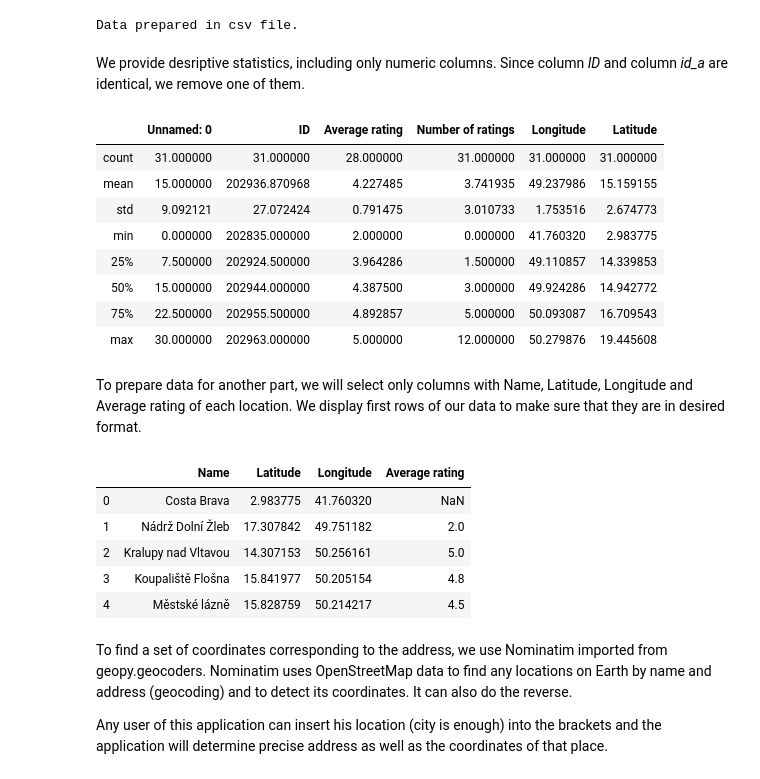
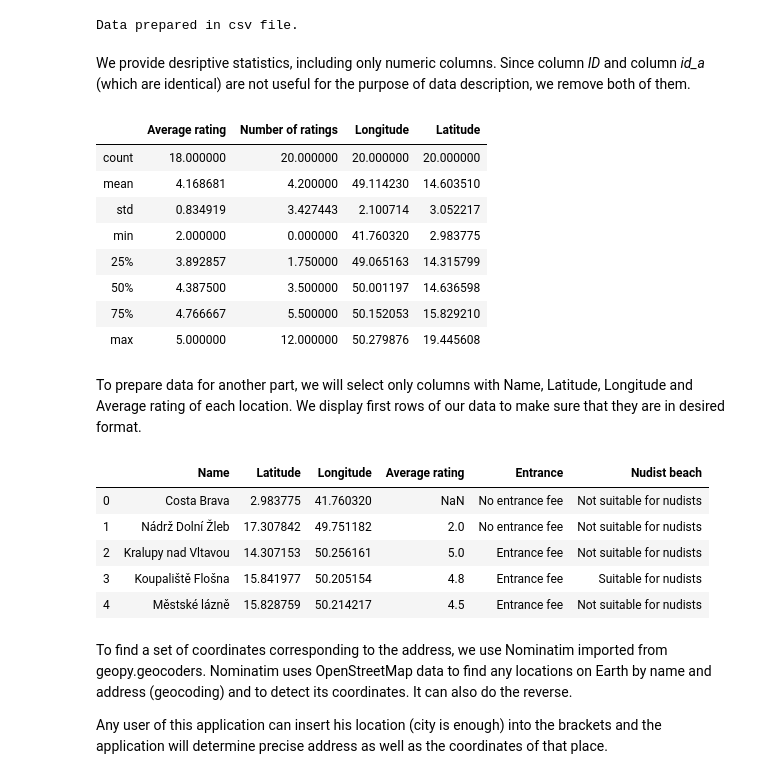
Before and after one commit to le-tmsk/project, a Jupyter notebook: project.ipynb, the cells around one changed output. Saved outputs shown, nothing was run; the diff lists cells and outputs as text; code cells hidden in the pictures.

```diff
--- a/project.ipynb
+++ b/project.ipynb
@@ -189,34 +189,34 @@ swim_data = pd.read_csv('raw_data.csv')
 # %% [output]
 Data prepared in csv file.
 # %% [markdown]
-We provide desriptive statistics, including only numeric columns. Since column *ID* and column *id_a* are identical, we remove one of them.
+We provide desriptive statistics, including only numeric columns. Since column *ID* and column *id_a* (which are identical) are not useful for the purpose of data description, we remove both of them.
 # %%
-swim_data = swim_data.drop('id_a', 1)
-desc = swim_data.describe(include = [np.number])
+swim_desc = swim_data.drop('id_a', 1).drop('ID', 1).drop('Unnamed: 0', 1)
+desc = swim_desc.describe(include = [np.number])
 
 desc
 # %% [output]
-|  | Unnamed: 0 | ID | Average rating | Number of ratings | Longitude | Latitude |
-| count | 31.000000 | 31.000000 | 28.000000 | 31.000000 | 31.000000 | 31.000000 |
-| mean | 15.000000 | 202936.870968 | 4.227485 | 3.741935 | 49.237986 | 15.159155 |
-| std | 9.092121 | 27.072424 | 0.791475 | 3.010733 | 1.753516 | 2.674773 |
-| min | 0.000000 | 202835.000000 | 2.000000 | 0.000000 | 41.760320 | 2.983775 |
-| 25% | 7.500000 | 202924.500000 | 3.964286 | 1.500000 | 49.110857 | 14.339853 |
-| 50% | 15.000000 | 202944.000000 | 4.387500 | 3.000000 | 49.924286 | 14.942772 |
-| 75% | 22.500000 | 202955.500000 | 4.892857 | 5.000000 | 50.093087 | 16.709543 |
-| max | 30.000000 | 202963.000000 | 5.000000 | 12.000000 | 50.279876 | 19.445608 |
+|  | Average rating | Number of ratings | Longitude | Latitude |
+| count | 18.000000 | 20.000000 | 20.000000 | 20.000000 |
+| mean | 4.168681 | 4.200000 | 49.114230 | 14.603510 |
+| std | 0.834919 | 3.427443 | 2.100714 | 3.052217 |
+| min | 2.000000 | 0.000000 | 41.760320 | 2.983775 |
+| 25% | 3.892857 | 1.750000 | 49.065163 | 14.315799 |
+| 50% | 4.387500 | 3.500000 | 50.001197 | 14.636598 |
+| 75% | 4.766667 | 5.500000 | 50.152053 | 15.829210 |
+| max | 5.000000 | 12.000000 | 50.279876 | 19.445608 |
 # %% [markdown]
 To prepare data for another part, we will select only columns with Name, Latitude, Longitude and Average rating of each location. We display first rows of our data to make sure that they are in desired format.
 # %%
-swim_loc = swim_data[['Name','Latitude','Longitude', 'Average rating']]
+swim_loc = swim_data[['Name','Latitude','Longitude', 'Average rating', 'Entrance', 'Nudist beach']]
 swim_loc.head()
 # %% [output]
-|  | Name | Latitude | Longitude | Average rating |
-| 0 | Costa Brava | 2.983775 | 41.760320 | NaN |
-| 1 | Nádrž Dolní Žleb | 17.307842 | 49.751182 | 2.0 |
-| 2 | Kralupy nad Vltavou | 14.307153 | 50.256161 | 5.0 |
-| 3 | Koupaliště Flošna | 15.841977 | 50.205154 | 4.8 |
-| 4 | Městské lázně | 15.828759 | 50.214217 | 4.5 |
+|  | Name | Latitude | Longitude | Average rating | Entrance | Nudist beach |
+| 0 | Costa Brava | 2.983775 | 41.760320 | NaN | No entrance fee | Not suitable for nudists |
+| 1 | Nádrž Dolní Žleb | 17.307842 | 49.751182 | 2.0 | No entrance fee | Not suitable for nudists |
+| 2 | Kralupy nad Vltavou | 14.307153 | 50.256161 | 5.0 | Entrance fee | Not suitable for nudists |
+| 3 | Koupaliště Flošna | 15.841977 | 50.205154 | 4.8 | Entrance fee | Suitable for nudists |
+| 4 | Městské lázně | 15.828759 | 50.214217 | 4.5 | Entrance fee | Not suitable for nudists |
 # %% [markdown]
 To find a set of coordinates corresponding to the address, we use Nominatim imported from geopy.geocoders. Nominatim uses OpenStreetMap data to find any locations on Earth by name and address (geocoding) and to detect its coordinates. It can also do the reverse.
 
```
Also changed, not shown: parts of 6 cells of this notebook.
